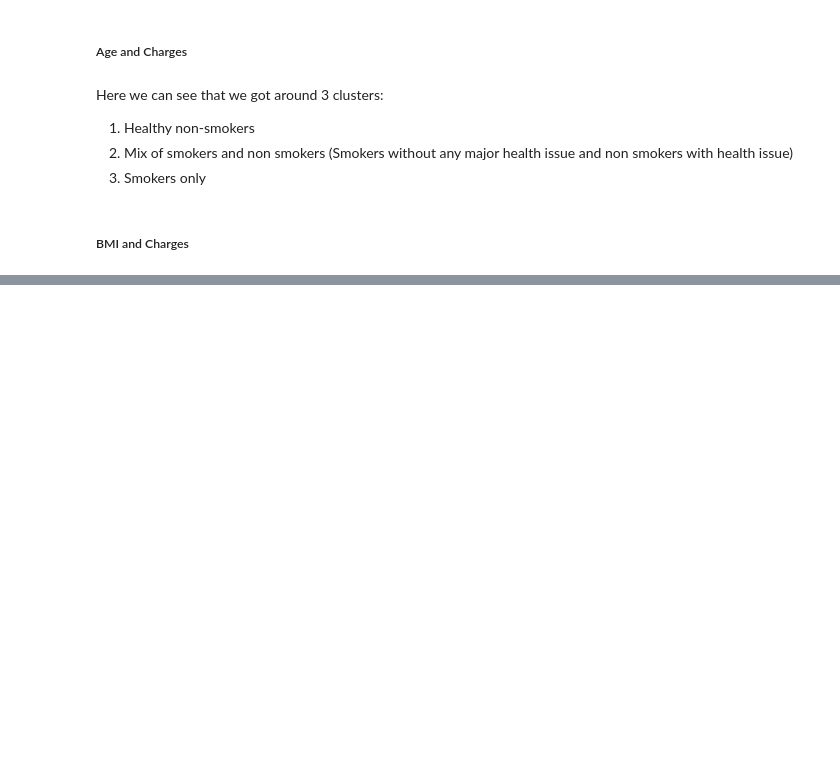
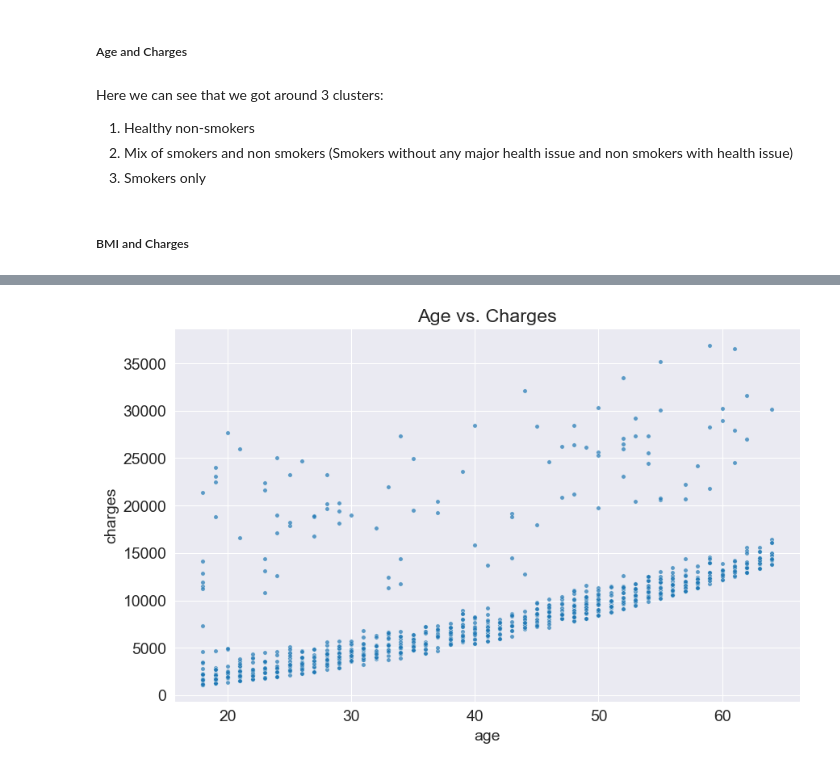
Before and after one commit to RawatRahul14/Machine-Learning-using-Python, a Jupyter notebook: 01. Linear Regression/linear_regression.ipynb, the cells around one changed output, grey strips where cells are left out. Saved outputs shown, nothing was run; the diff lists cells and outputs as text; code cells hidden in the pictures; blank space fills up the shorter version.

```diff
--- a/01. Linear Regression/linear_regression.ipynb
+++ b/01. Linear Regression/linear_regression.ipynb
@@ -254,0 +341,13 @@ fig.show()
+# %%
+sns.scatterplot(
+    data = non_smokers,
+    x = "age",
+    y = "charges",
+    alpha = 0.7,
+    s = 15
+)
+
+plt.title("Age vs. Charges")
+plt.show()
+# %% [output]
+[figure, added]
```
Also changed, not shown: parts of 89 cells of this notebook.
